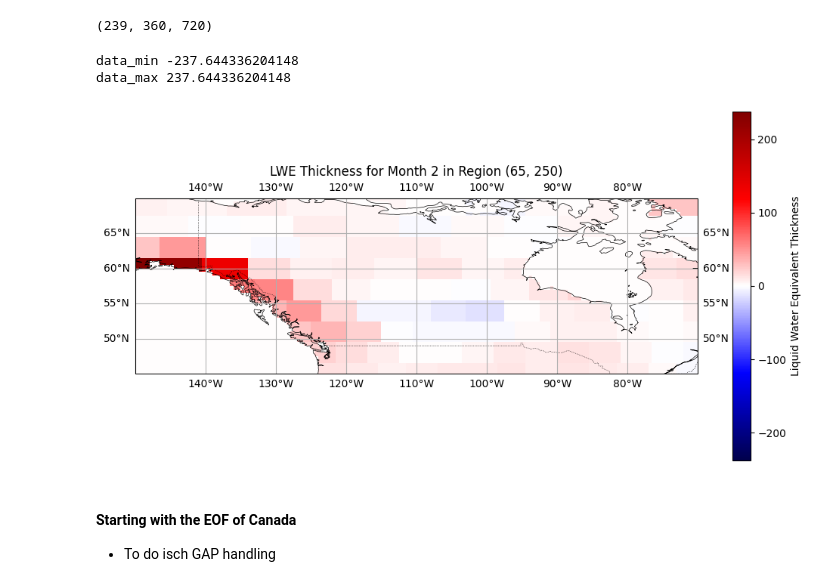
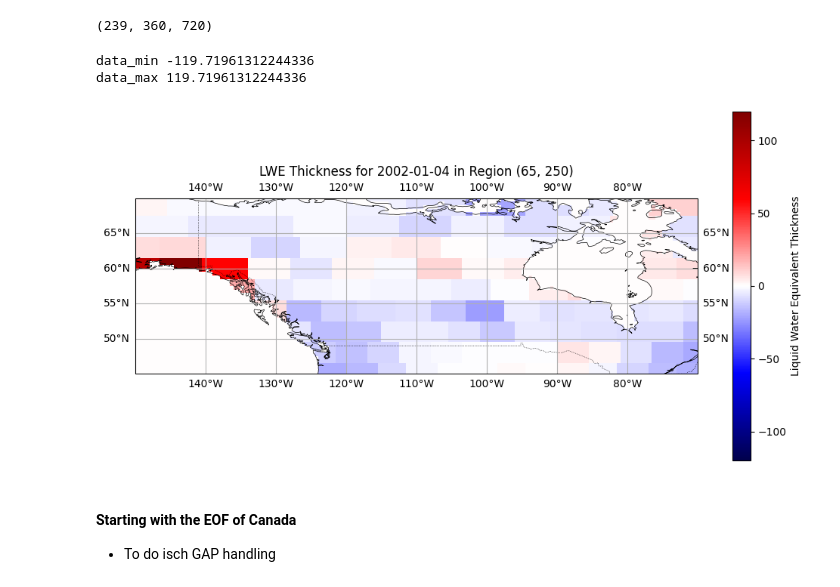
Before and after one commit to faehdy/Space_Data_Kernel, a Jupyter notebook: Grace/Project/src/Try_outs/LWE_Mascon_afterEOF_tryout.ipynb, the cells around one changed output. Saved outputs shown, nothing was run; the diff lists cells and outputs as text; code cells hidden in the pictures.

```diff
--- a/Grace/Project/src/Try_outs/LWE_Mascon_afterEOF_tryout.ipynb
+++ b/Grace/Project/src/Try_outs/LWE_Mascon_afterEOF_tryout.ipynb
@@ -91,6 +117,8 @@ def plot_lwe_thickness_region(center_lat, center_lon, width, height, time_index=
     # Extract the subset of data
     subset_lat = lat[lat_indices]
     subset_lon = lon[lon_indices]
+
+
     time_idx = time_index if time_index is not None else i
     subset_lwe_thickness = only_land_mask[time_idx, lat_indices[:, None], lon_indices] #changed this to only_land_mask could be also lwe_thickness
 
@@ -129,31 +157,31 @@ def plot_lwe_thickness_region(center_lat, center_lon, width, height, time_index=
     #cbar.ax.tick_params(labelsize=10)  # Adjust tick label size
 
     # Set the title
-    ax.set_title(f'LWE Thickness for Month {time_idx + 1} in Region ({center_lat}, {center_lon})')
+    ax.set_title(f'LWE Thickness for {Convert_2002_2_DMJ(time_index, unit=mascons["time"].units).strftime("%Y-%m-%d")} in Region ({center_lat}, {center_lon})')
 
     return fig, data_min, data_max
 # %%
 # Plotting the LWE thickness with landmask for canada
 # Set the right rectangle parameters for canada
 center_lat = 65
 center_lon = -110
 width = 80
 height = 40
-time_index = 1
+time_index = 3
 
 lat = mascons.variables['lat'][:]
 lon = mascons.variables['lon'][:]
 lwe_thickness = mascons.variables['lwe_thickness'][:]
 
 fig, data_min, data_max = plot_lwe_thickness_region(center_lat, center_lon, width, height, time_index)
 print("data_min", data_min)
 print("data_max", data_max)
 # Show the plot
 plt.show()
 # %% [output]
-data_min -237.644336204148
-data_max 237.644336204148
+data_min -119.71961312244336
+data_max 119.71961312244336
-[figure, old version]
+[figure, new version]
 # %% [markdown]
 #### Starting with the EOF of Canada
 
```
Also changed, not shown: parts of 3 cells of this notebook.
